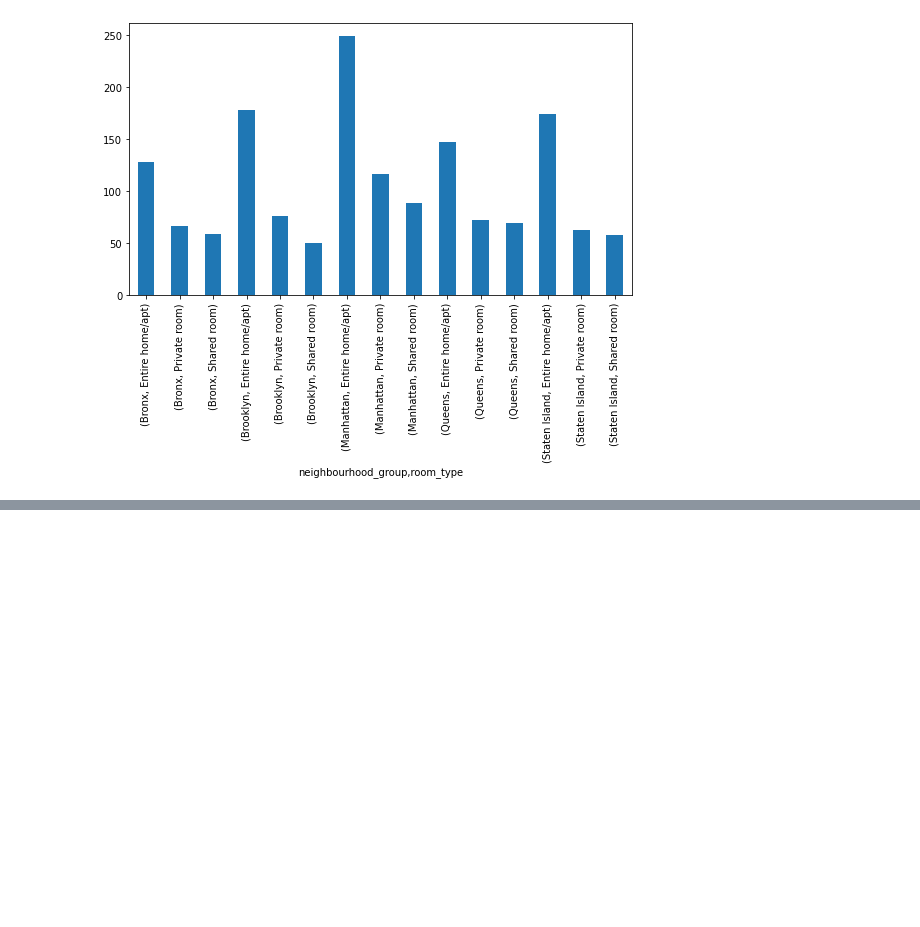
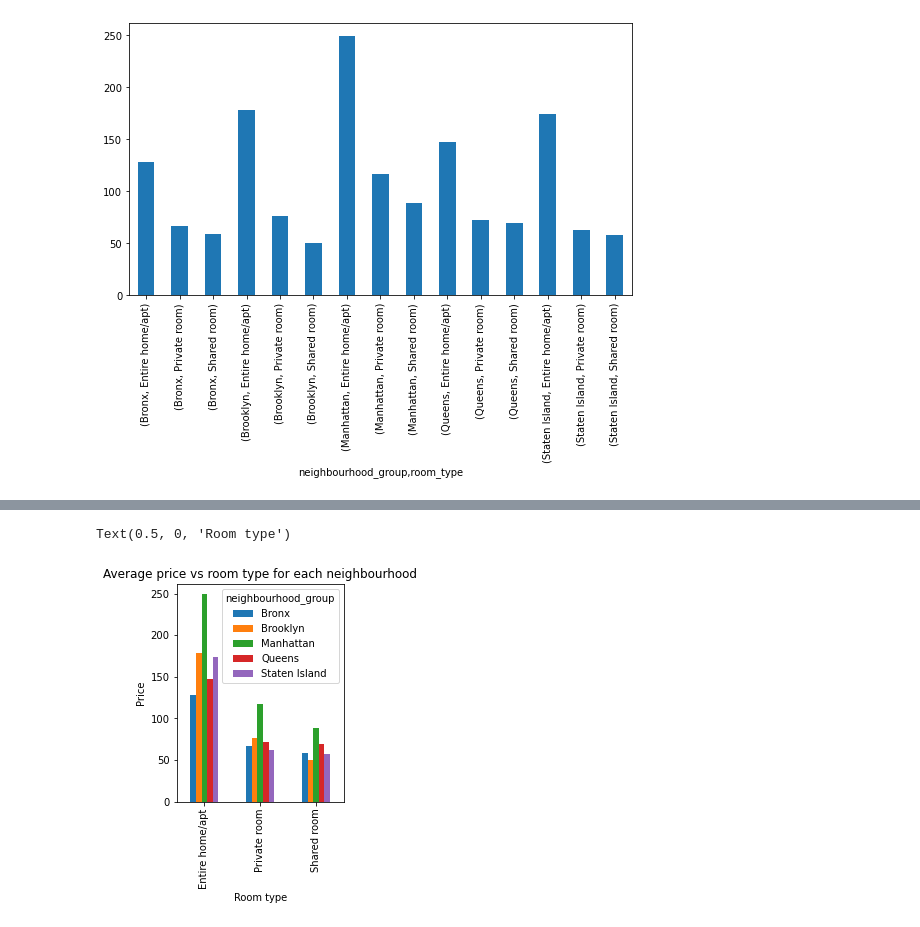
Before and after one commit to mdismailquraishicse/Capstone-Project-1--AirBnb, a Jupyter notebook: Capstone Project 1 - EDA.ipynb, the cells around one changed output, grey strips where cells are left out. Drawn from its saved outputs; the diff is of its cells as text; code cells hidden in the pictures; blank space fills up the shorter version.

```diff
--- a/Capstone Project 1 - EDA.ipynb
+++ b/Capstone Project 1 - EDA.ipynb
@@ -185,0 +205,9 @@ avg_neighbourhood_room_type.plot.bar()
+# %%
+# Average price vs neighbourhood for each room type
+airbnb_df.groupby(['room_type','neighbourhood_group'])['price'].mean().unstack().plot.bar()
+plt.title('Average price vs room type for each neighbourhood')
+plt.ylabel('Price')
+plt.xlabel('Room type')
+# %% [output]
+Text(0.5, 0, 'Room type')
+[figure, added]
```
Also changed, not shown: parts of 2 cells of this notebook.
